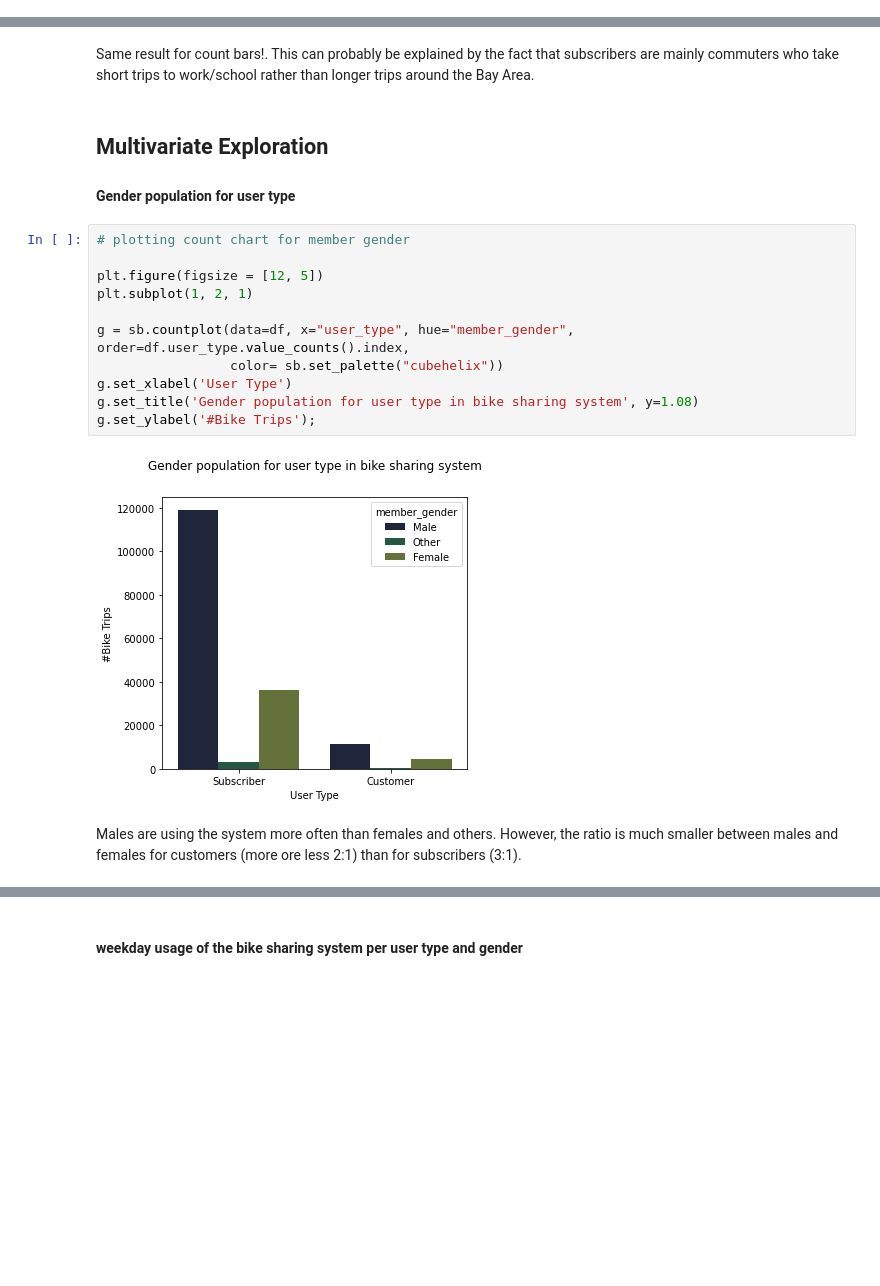
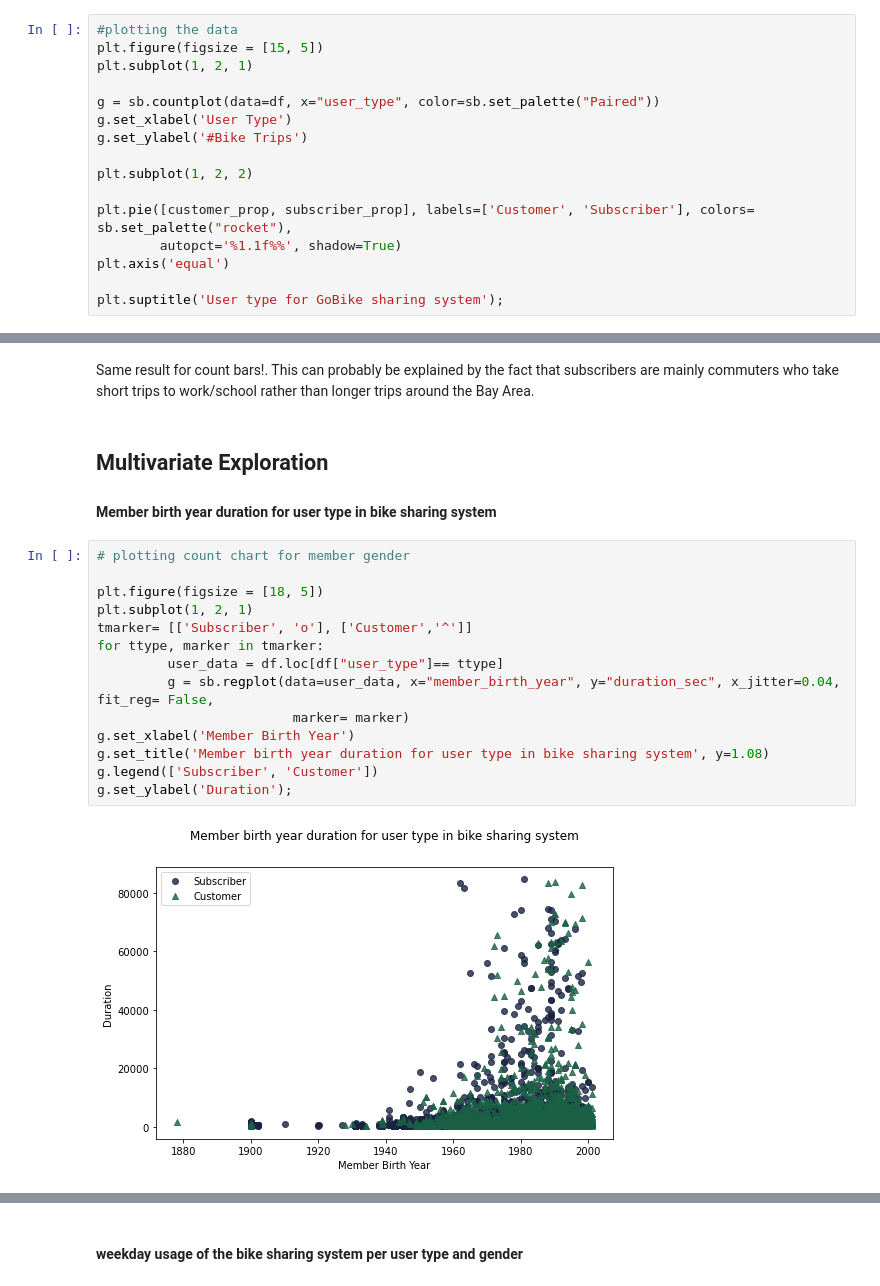
Before and after one commit to Yasmine-hub/Udacity_communicate-data-findings, a Jupyter notebook: exploration_template.ipynb, the cells around one changed output, grey strips where cells are left out. Cells and saved outputs as stored; diff of their text form; blank space fills up the shorter version.

```diff
--- a/exploration_template.ipynb
+++ b/exploration_template.ipynb
@@ -346,0 +325,16 @@ Customers use bikes mainly between 8 am - 7 pm, reaching the renting peak around
+# %%
+#plotting the data
+plt.figure(figsize = [15, 5])
+plt.subplot(1, 2, 1)
+
+g = sb.countplot(data=df, x="user_type", color=sb.set_palette("Paired"))
+g.set_xlabel('User Type')
+g.set_ylabel('#Bike Trips')
+
+plt.subplot(1, 2, 2)
+
+plt.pie([customer_prop, subscriber_prop], labels=['Customer', 'Subscriber'], colors= sb.set_palette("rocket"),
+        autopct='%1.1f%%', shadow=True)
+plt.axis('equal')
+
+plt.suptitle('User type for GoBike sharing system');
@@ -374,19 +373,20 @@ Same result for count bars!. This can probably be explained by the fact that sub
 # %% [markdown]
 ## Multivariate Exploration
 
-#### Gender population for user type
+#### Member birth year duration for user type in bike sharing system
 # %%
 # plotting count chart for member gender
 
-plt.figure(figsize = [12, 5])
+plt.figure(figsize = [18, 5])
 plt.subplot(1, 2, 1)
-
-g = sb.countplot(data=df, x="user_type", hue="member_gender", order=df.user_type.value_counts().index,
-                 color= sb.set_palette("cubehelix"))
-g.set_xlabel('User Type')
-g.set_title('Gender population for user type in bike sharing system', y=1.08)
-g.set_ylabel('#Bike Trips');
+tmarker= [['Subscriber', 'o'], ['Customer','^']]
+for ttype, marker in tmarker:
+         user_data = df.loc[df["user_type"]== ttype]
+         g = sb.regplot(data=user_data, x="member_birth_year", y="duration_sec", x_jitter=0.04, fit_reg= False,
+                         marker= marker)
+g.set_xlabel('Member Birth Year')
+g.set_title('Member birth year duration for user type in bike sharing system', y=1.08)
+g.legend(['Subscriber', 'Customer'])
+g.set_ylabel('Duration');
 # %% [output]
-[figure, old version]
+[figure, new version]
-# %% [markdown]
-Males are using the system more often than females and others. However, the ratio is much smaller between males and females for customers (more ore less 2:1) than for subscribers (3:1).
```
Also changed, not shown: parts of 22 cells of this notebook, 1 other file.
